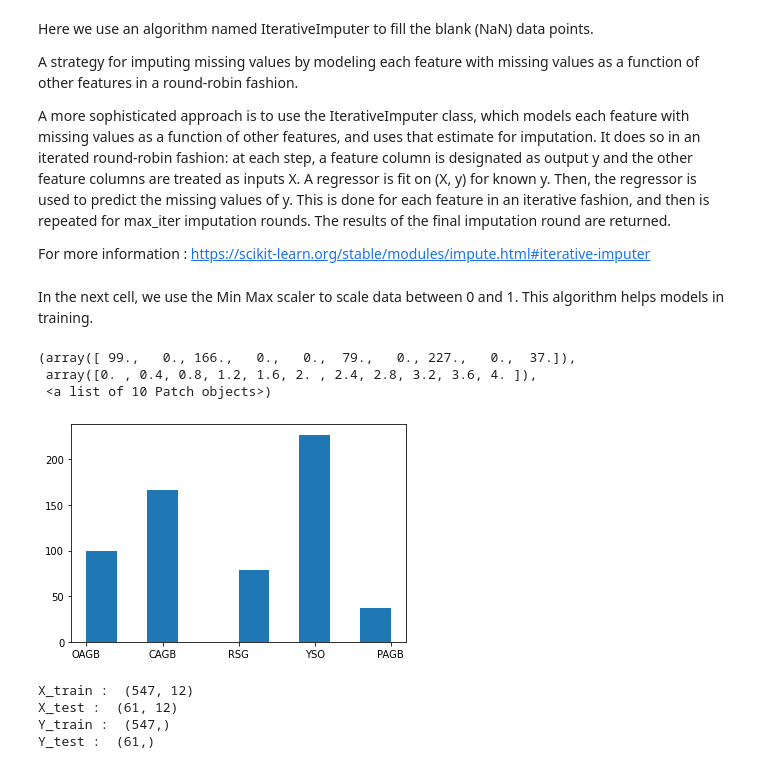
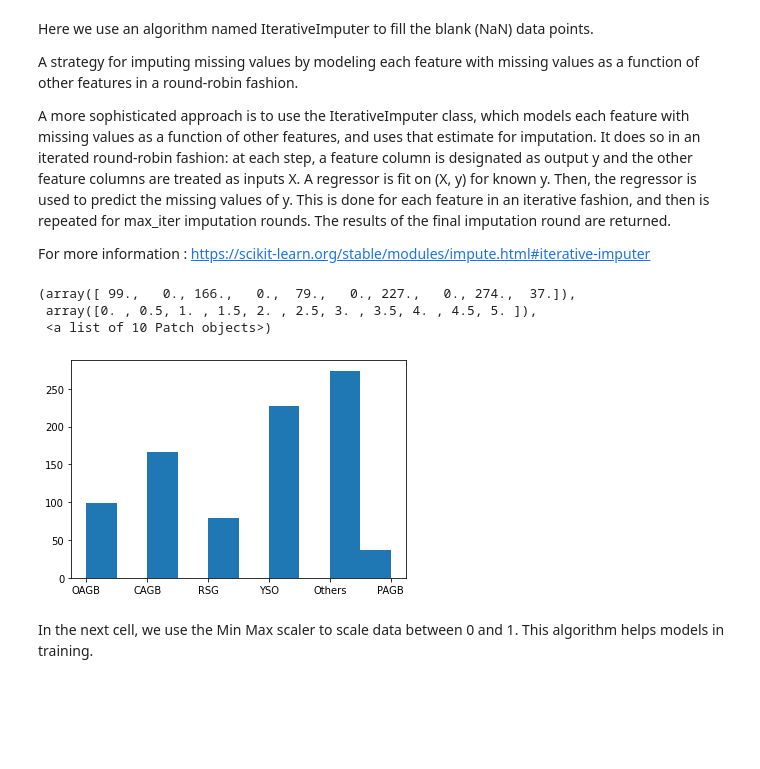
Before and after one commit to Mahdi-Abdollahii/Dusty-Stellar-Sources-Classification, a Jupyter notebook: Model_Evaluation.ipynb, the cells around one changed output. Cells and saved outputs as stored; diff of their text form; code cells hidden in the pictures; blank space fills up the shorter version.

```diff
--- a/Model_Evaluation.ipynb
+++ b/Model_Evaluation.ipynb
@@ -194,7 +174,18 @@ from sklearn.experimental import enable_iterative_imputer
 from sklearn.impute import IterativeImputer
 
 imp = IterativeImputer( random_state= 0 )
-X = imp.fit_transform(X)
+X = imp.fit_transform(df[df.columns[2:-2]])
+Y = df[df.columns[-2:]]
+# %%
+for i in list(Y[Y['GeneralClass']=='Other']['SpClass'].index):
+  Y.loc[i,'SpClass'] = 'Others'
+# %%
+plt.hist(Y['SpClass'])
+# %% [output]
+(array([ 99.,   0., 166.,   0.,  79.,   0., 227.,   0., 274.,  37.]),
+ array([0. , 0.5, 1. , 1.5, 2. , 2.5, 3. , 3.5, 4. , 4.5, 5. ]),
+ <a list of 10 Patch objects>)
+[figure, added]
 # %% [markdown]
 In the next cell, we use the Min Max scaler to scale data between 0 and 1. This algorithm helps models in training.
 # %%
@@ -202,22 +193,3 @@ from sklearn.preprocessing import MinMaxScaler
 MMS = MinMaxScaler()
 MMS.fit(X)
 X = MMS.transform(X)
-# %%
-plt.hist(df['SpClass'])
-# %% [output]
-(array([ 99.,   0., 166.,   0.,   0.,  79.,   0., 227.,   0.,  37.]),
- array([0. , 0.4, 0.8, 1.2, 1.6, 2. , 2.4, 2.8, 3.2, 3.6, 4. ]),
- <a list of 10 Patch objects>)
-[figure, removed]
-# %%
-from sklearn.model_selection import train_test_split
-X_train, X_test, Y_train, Y_test = train_test_split( X , Y , test_size= 0.10 , random_state = 1234 )
-print('X_train : ' , X_train.shape)
-print('X_test : ' , X_test.shape)
-print('Y_train : ' , Y_train.shape)
-print('Y_test : ' , Y_test.shape)
-# %% [output]
-X_train :  (547, 12)
-X_test :  (61, 12)
-Y_train :  (547,)
-Y_test :  (61,)
```
Also changed, not shown: parts of 76 cells of this notebook.
